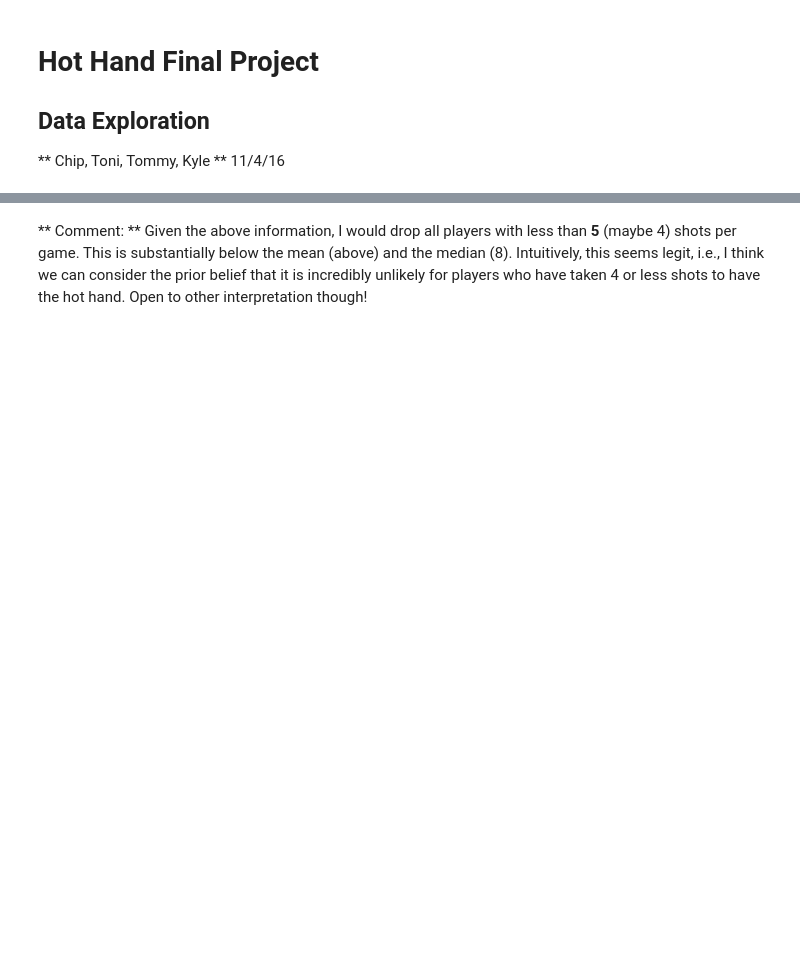
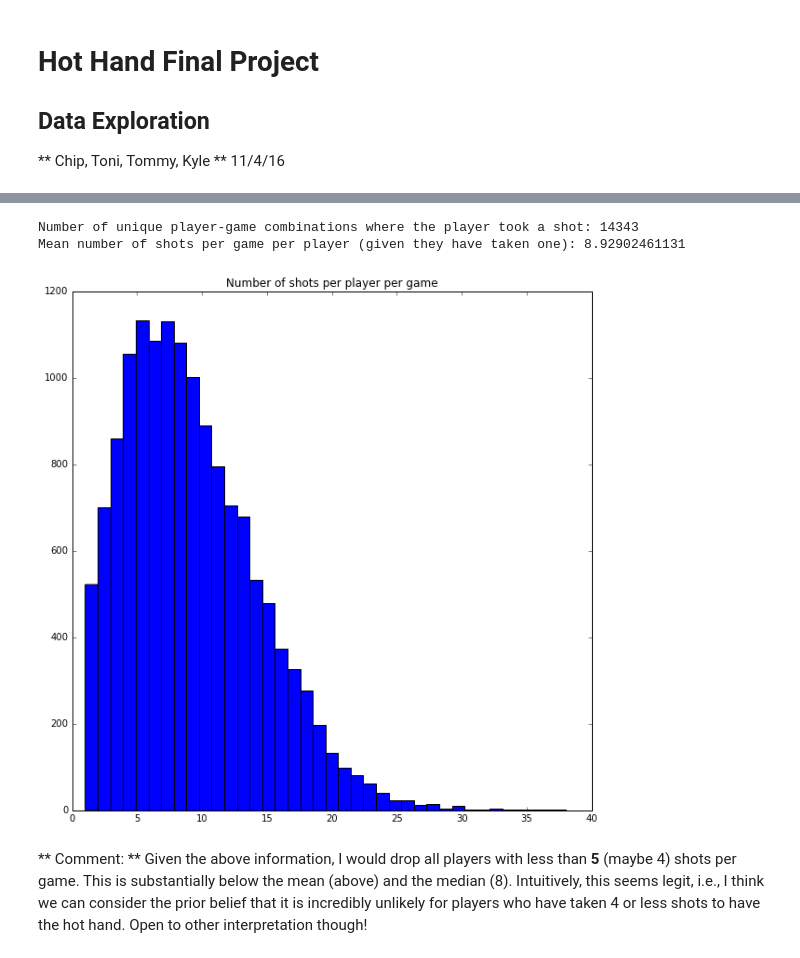
Before and after one commit to kylekwong/cs109-hot-hand, a Jupyter notebook: hothand_cs109a_finalproject.ipynb, the cells around one changed output, grey strips where cells are left out. Drawn from its saved outputs; the diff is of its cells as text; code cells hidden in the pictures; blank space fills up the shorter version.

```diff
--- a/hothand_cs109a_finalproject.ipynb
+++ b/hothand_cs109a_finalproject.ipynb
@@ -23,7 +23,7 @@ import matplotlib.pyplot as plt
 %matplotlib inline
 # %%
 ## Read in data
-shot_logs_full = pd.read_csv('shot_logs.csv')
+shot_logs_full = pd.read_csv('datasets/shot_logs.csv')
 shot_logs_full.columns = map(str.lower, shot_logs_full.columns)
 
 # Preview data
@@ -36,24 +48,28 @@ IOError: File shot_logs.csv does not exist
 # %%
 ## Determine players with min number of shots taken per game to be included in analysis
 
 # Group observations by unique values of player_id and game_id
 gp = shot_logs_full.groupby(['player_id', 'game_id'])
 
 # Create array that has shots per game for each unique value of player_id and game_id
 # (computationally expensive/inefficient, lmk if you have other ideas)
 shots_per_game_per_player = []
 for g in gp.groups.items():
     shots_per_game_per_player.append(np.shape(shot_logs_full.loc[g[1]])[0])
 
 print 'Number of unique player-game combinations where the player took a shot:', len(shots_per_game_per_player)
 print 'Mean number of shots per game per player (given they have taken one):', np.mean(shots_per_game_per_player)
 
 # Histogram of number of shots per player per game
 fig = plt.figure(figsize=(10, 10))
-ax1 = fig.add_subplot(111)
-ax1 = plt.hist(shots_per_game_per_player, bins = 38)
-ax1.title('Number of shots per player per game')
+ax1 = fig.add_subplot(1, 1, 1)
+ax1.hist(shots_per_game_per_player, bins = 38)
+ax1.set_title('Number of shots per player per game')
 plt.show()
+# %% [output]
+Number of unique player-game combinations where the player took a shot: 14343
+Mean number of shots per game per player (given they have taken one): 8.92902461131
+[figure, added]
 # %% [markdown]
 ** Comment: **
 Given the above information, I would drop all players with less than **5** (maybe 4) shots per game. This is substantially below the mean (above) and the median (8). Intuitively, this seems legit, i.e., I think we can consider the prior belief that it is incredibly unlikely for players who have taken 4 or less shots to have the hot hand. Open to other interpretation though!
```
Also changed, not shown: parts of 11 cells of this notebook.
